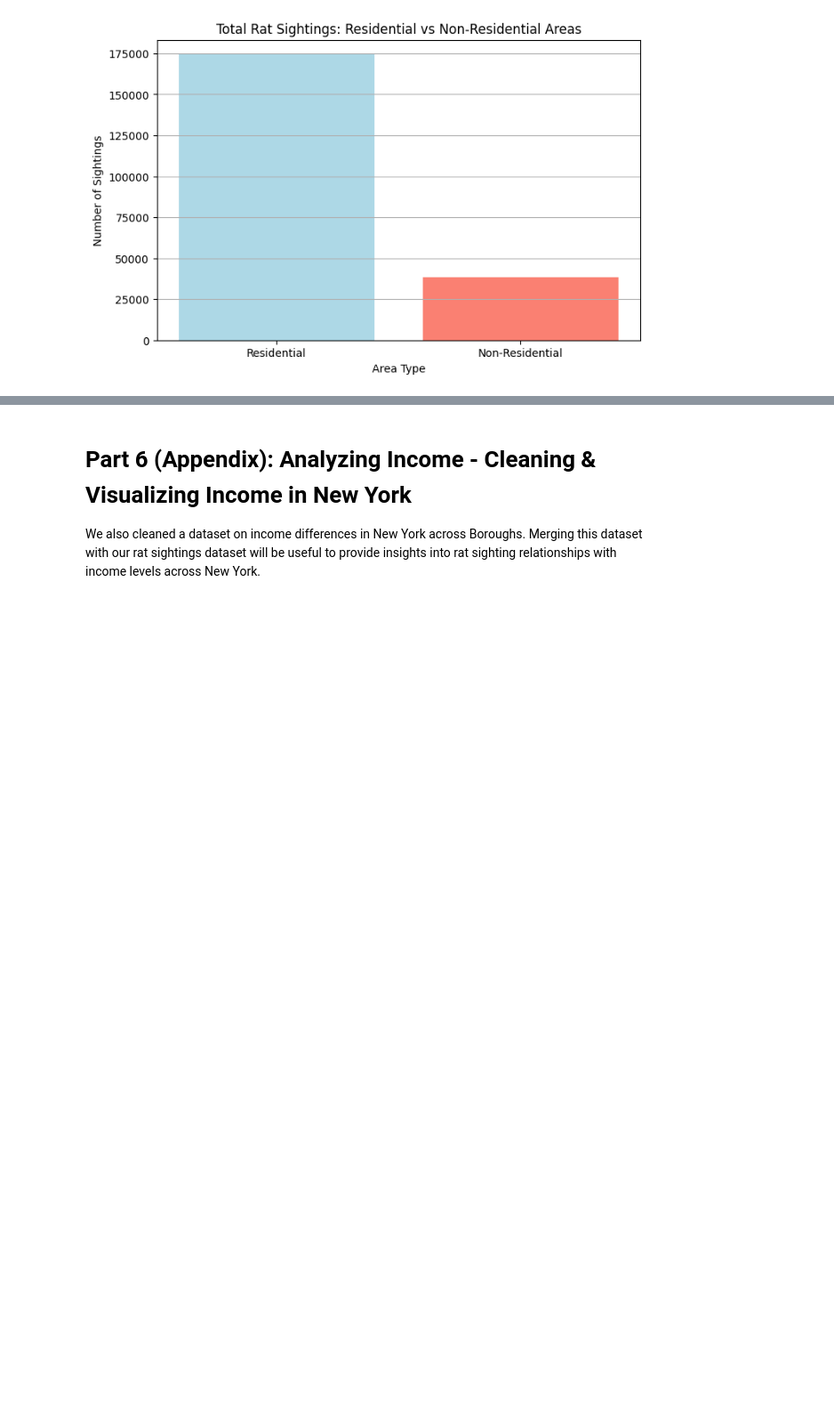
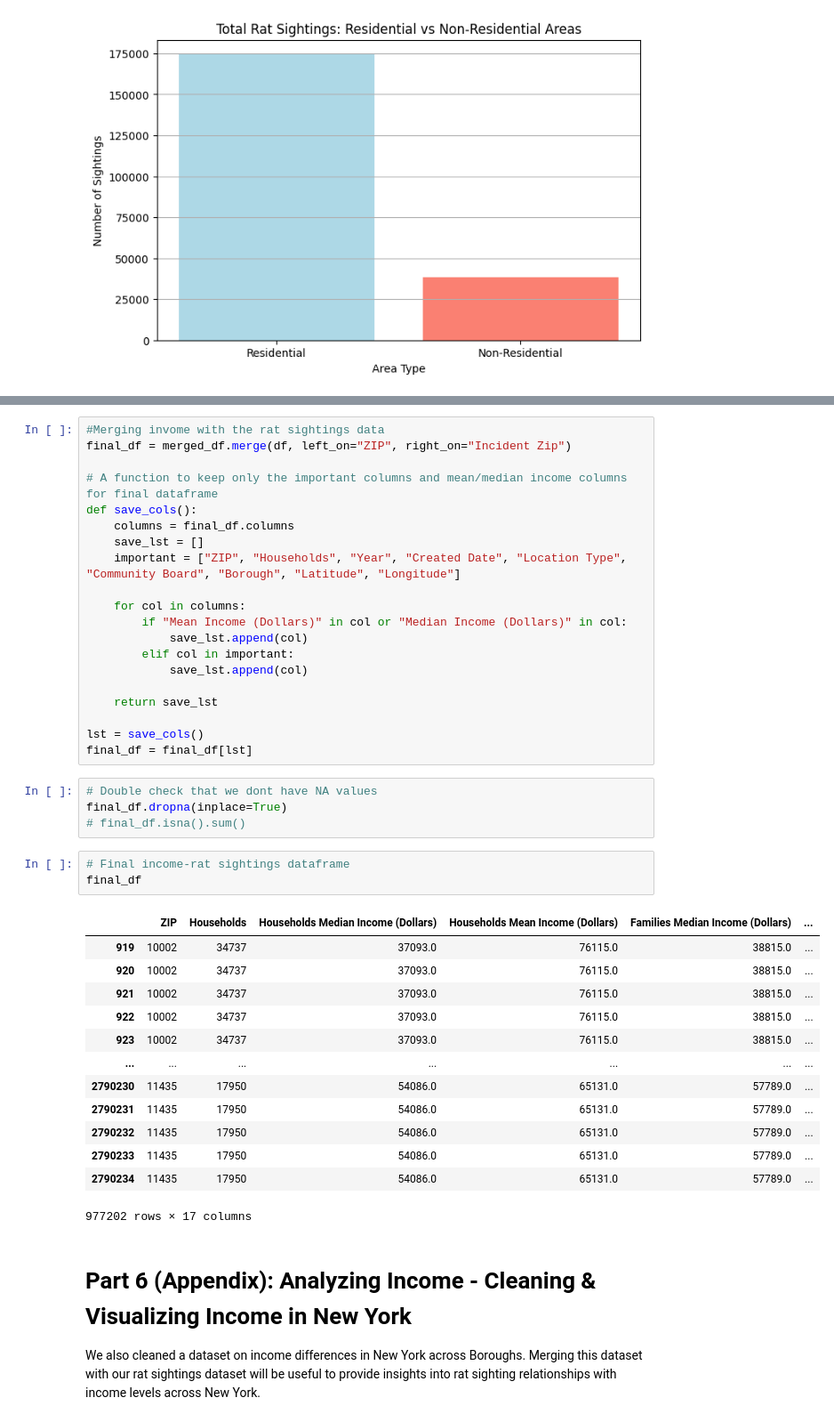
Before and after one commit to trishaa4144/cmsc320-final, a Jupyter notebook: CMSC320_Checkpt_2.ipynb, the cells around one changed output, grey strips where cells are left out. Shown at 89% size. Cells and saved outputs as stored; diff of their text form; blank space fills up the shorter version.

```diff
--- a/CMSC320_Checkpt_2.ipynb
+++ b/CMSC320_Checkpt_2.ipynb
@@ -443,3 +510,44 @@ plt.show()
+# %%
+#Merging invome with the rat sightings data
+final_df = merged_df.merge(df, left_on="ZIP", right_on="Incident Zip")
+
+# A function to keep only the important columns and mean/median income columns for final dataframe
+def save_cols():
+    columns = final_df.columns
+    save_lst = []
+    important = ["ZIP", "Households", "Year", "Created Date", "Location Type", "Community Board", "Borough", "Latitude", "Longitude"]
+
+    for col in columns:
+        if "Mean Income (Dollars)" in col or "Median Income (Dollars)" in col:
+            save_lst.append(col)
+        elif col in important:
+            save_lst.append(col)
+
+    return save_lst
+
+lst = save_cols()
+final_df = final_df[lst]
+# %%
+# Double check that we dont have NA values
+final_df.dropna(inplace=True)
+# final_df.isna().sum()
+# %%
+# Final income-rat sightings dataframe
+final_df
+# %% [output]
+|  | ZIP | Households | Households Median Income (Dollars) | Households Mean Income (Dollars) | Families Median Income (Dollars) | ... |
+| 919 | 10002 | 34737 | 37093.0 | 76115.0 | 38815.0 | ... |
+| 920 | 10002 | 34737 | 37093.0 | 76115.0 | 38815.0 | ... |
+| 921 | 10002 | 34737 | 37093.0 | 76115.0 | 38815.0 | ... |
+| 922 | 10002 | 34737 | 37093.0 | 76115.0 | 38815.0 | ... |
+| 923 | 10002 | 34737 | 37093.0 | 76115.0 | 38815.0 | ... |
+| ... | ... | ... | ... | ... | ... | ... |
+| 2790230 | 11435 | 17950 | 54086.0 | 65131.0 | 57789.0 | ... |
+| 2790231 | 11435 | 17950 | 54086.0 | 65131.0 | 57789.0 | ... |
+| 2790232 | 11435 | 17950 | 54086.0 | 65131.0 | 57789.0 | ... |
+| 2790233 | 11435 | 17950 | 54086.0 | 65131.0 | 57789.0 | ... |
+| 2790234 | 11435 | 17950 | 54086.0 | 65131.0 | 57789.0 | ... |
+977202 rows × 17 columns
 # %% [markdown]
 # Part 6 (Appendix): Analyzing Income - Cleaning & Visualizing Income in New York
 
```
Also changed, not shown: parts of 10 cells of this notebook.
